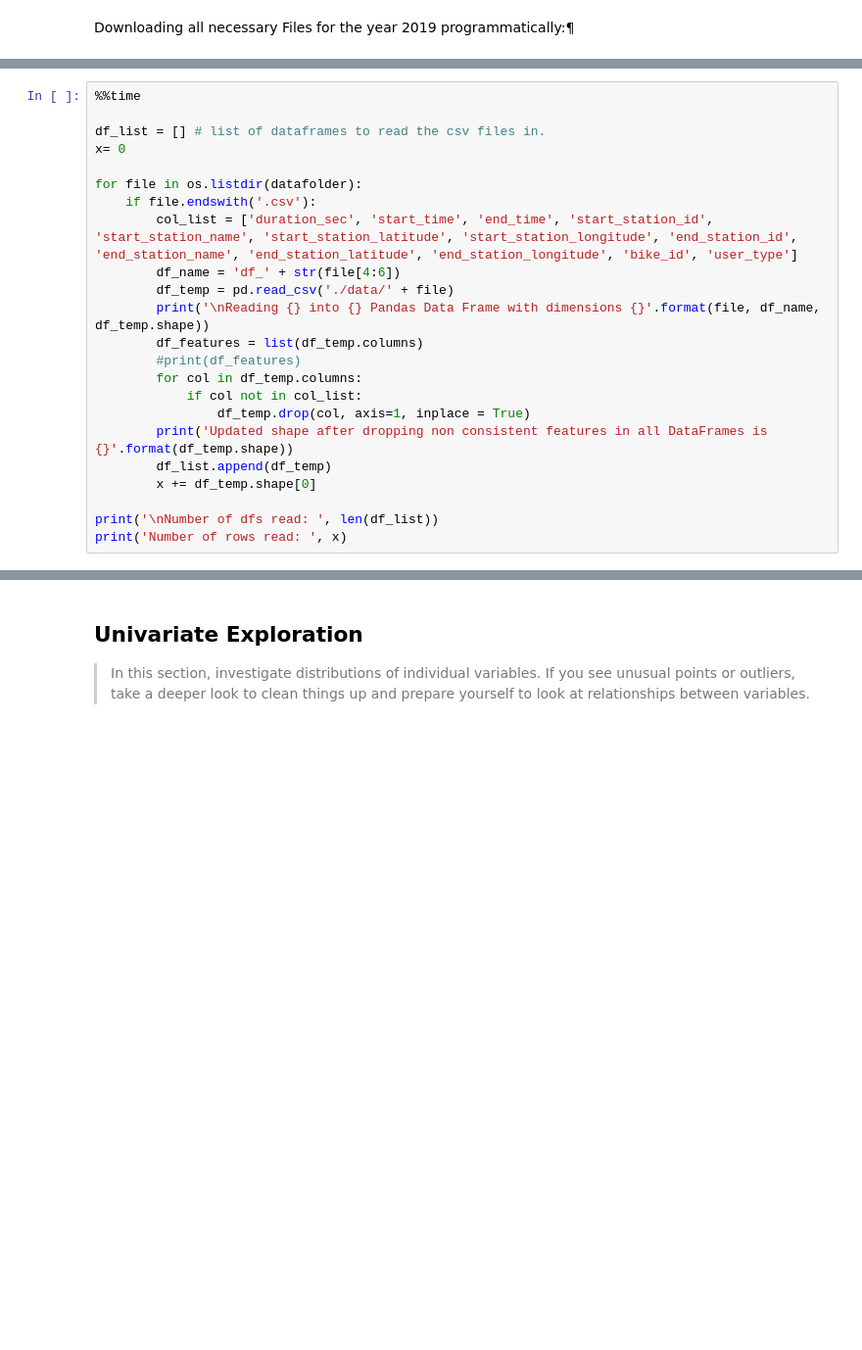
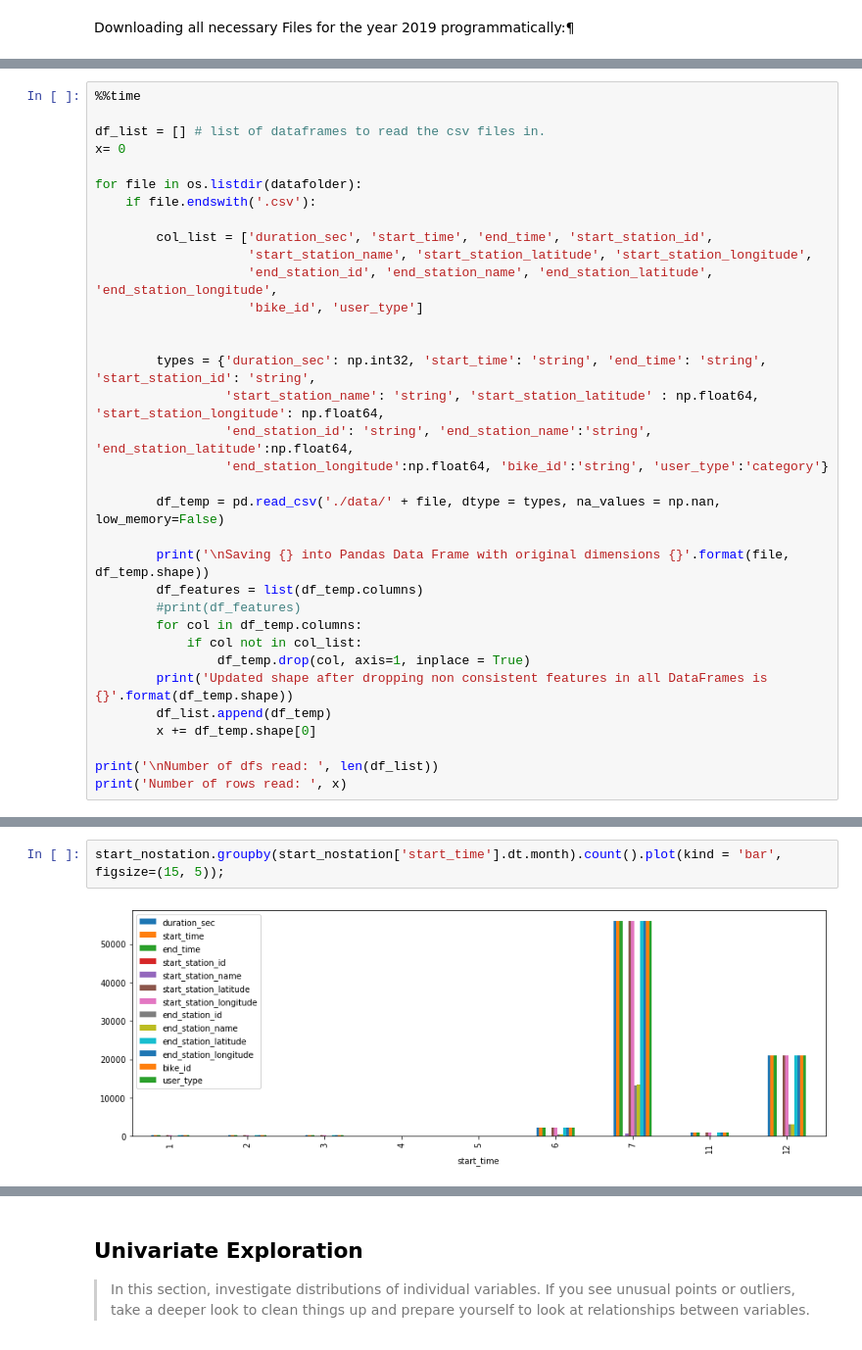
Before and after one commit to chpolyzo/DAND, a Jupyter notebook: fifth_project/exploration.ipynb, the cells around one changed output, grey strips where cells are left out. Shown at 98% size. Saved outputs shown, nothing was run; the diff lists cells and outputs as text; blank space fills up the shorter version.

```diff
--- a/fifth_project/exploration.ipynb
+++ b/fifth_project/exploration.ipynb
@@ -154,10 +154,21 @@ x= 0
 
 for file in os.listdir(datafolder):
     if file.endswith('.csv'):
-        col_list = ['duration_sec', 'start_time', 'end_time', 'start_station_id', 'start_station_name', 'start_station_latitude', 'start_station_longitude', 'end_station_id', 'end_station_name', 'end_station_latitude', 'end_station_longitude', 'bike_id', 'user_type']
-        df_name = 'df_' + str(file[4:6])
-        df_temp = pd.read_csv('./data/' + file)
-        print('\nReading {} into {} Pandas Data Frame with dimensions {}'.format(file, df_name, df_temp.shape))
+
+        col_list = ['duration_sec', 'start_time', 'end_time', 'start_station_id',
+                    'start_station_name', 'start_station_latitude', 'start_station_longitude',
+                    'end_station_id', 'end_station_name', 'end_station_latitude', 'end_station_longitude',
+                    'bike_id', 'user_type']
+
+
+        types = {'duration_sec': np.int32, 'start_time': 'string', 'end_time': 'string', 'start_station_id': 'string',
+                 'start_station_name': 'string', 'start_station_latitude' : np.float64, 'start_station_longitude': np.float64,
+                 'end_station_id': 'string', 'end_station_name':'string', 'end_station_latitude':np.float64,
+                 'end_station_longitude':np.float64, 'bike_id':'string', 'user_type':'category'}
+
+        df_temp = pd.read_csv('./data/' + file, dtype = types, na_values = np.nan, low_memory=False)
+
+        print('\nSaving {} into Pandas Data Frame with original dimensions {}'.format(file, df_temp.shape))
         df_features = list(df_temp.columns)
         #print(df_features)
         for col in df_temp.columns:
@@ -226,0 +442,4 @@ Wall time: 9.13 s
+# %%
+start_nostation.groupby(start_nostation['start_time'].dt.month).count().plot(kind = 'bar', figsize=(15, 5));
+# %% [output]
+[figure, added]
```
Also changed, not shown: parts of 31 cells of this notebook.
